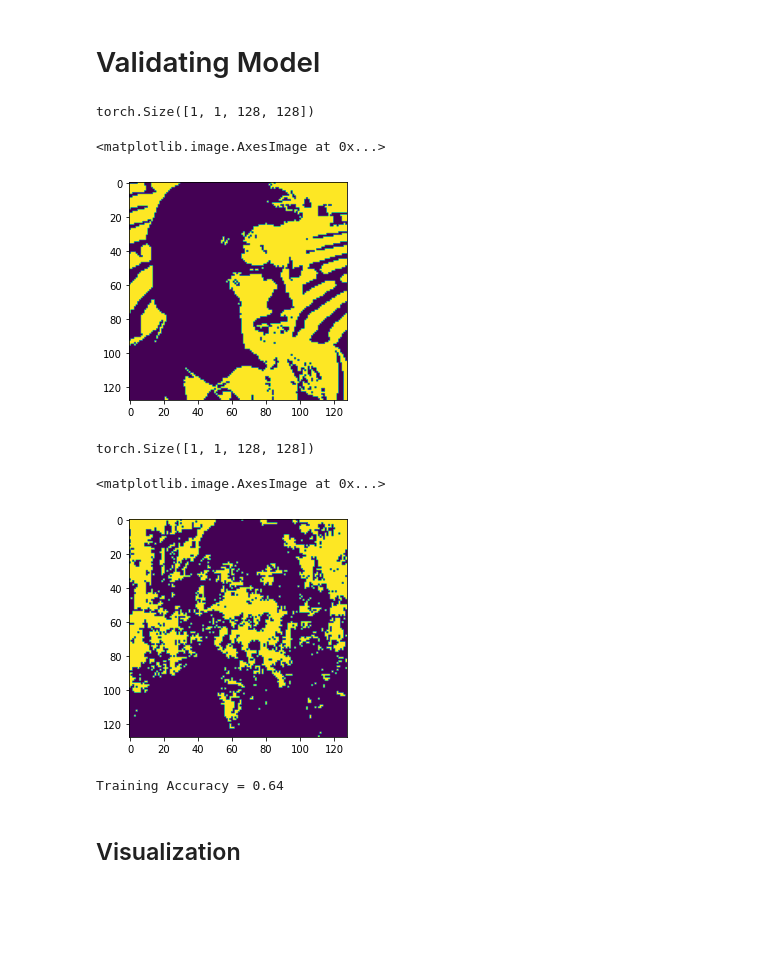
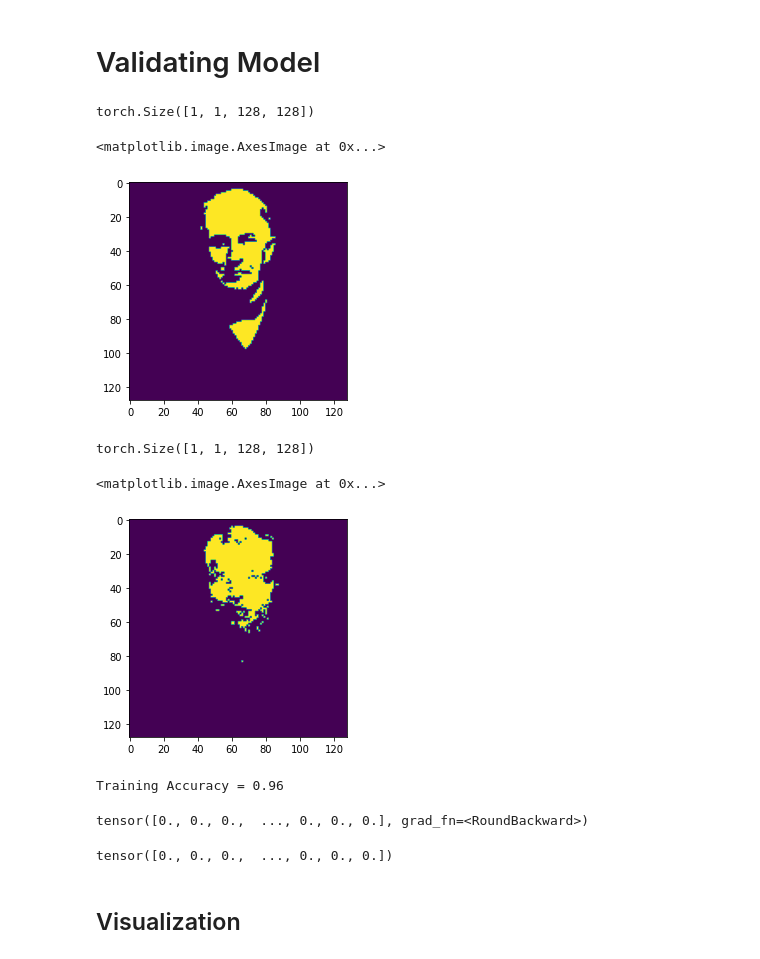
Before and after one commit to bagmk/CNN_Image_network, a Jupyter notebook: CNN_test_image_draft4(All image).ipynb, the cells around one changed output. Drawn from its saved outputs; the diff is of its cells as text; code cells hidden in the pictures; blank space fills up the shorter version.

```diff
--- a/CNN_test_image_draft4(All image).ipynb
+++ b/CNN_test_image_draft4(All image).ipynb
@@ -17,7 +17,7 @@ from torchvision import transforms
 #obtain the example training data
 
 num=128*128
-num_data=29-1
+num_data=328-1
 
 def callingFunc(i):
     x1 = Image.open(
@@ -180,27 +177,35 @@ torch.Size([1, 1, 128, 128])
 # Validating Model
 # %%
 #labeling data
-target1=callingFunc(29)[4].reshape([1,1,128,128])
+target1=callingFunc(num_data)[4].reshape([1,1,128,128])
 print(target1.shape)
 plt.imshow(target1[0][0].detach().cpu().numpy())
 # %% [output]
 torch.Size([1, 1, 128, 128])
 <matplotlib.image.AxesImage at 0x...>
-[figure, old version]
+[figure, new version]
 # %%
 # trained data
-outputs = net(callingFunc(29)[1])
+outputs = net(callingFunc(num_data)[1])
 output1=torch.round(outputs.reshape([1,1,128,128]))
 print(output1.shape)
 plt.imshow(output1[0][0].detach().cpu().numpy())
 # %% [output]
 torch.Size([1, 1, 128, 128])
 <matplotlib.image.AxesImage at 0x...>
-[figure, old version]
+[figure, new version]
 # %%
-train_acc = torch.sum(torch.round(torch.flatten(outputs)) == callingFunc(29)[4][0])/(num)
+train_acc = torch.sum(torch.round(torch.flatten(output1)) == callingFunc(num_data)[4])/(num)
 print("Training Accuracy =",np.round(np.array(train_acc),2))
 # %% [output]
-Training Accuracy = 0.64
+Training Accuracy = 0.96
+# %%
+torch.round(torch.flatten(outputs))
+# %% [output]
+tensor([0., 0., 0.,  ..., 0., 0., 0.], grad_fn=<RoundBackward>)
+# %%
+callingFunc(num_data)[4]
+# %% [output]
+tensor([0., 0., 0.,  ..., 0., 0., 0.])
 # %% [markdown]
 ## Visualization
```
Also changed, not shown: parts of 10 cells of this notebook.
